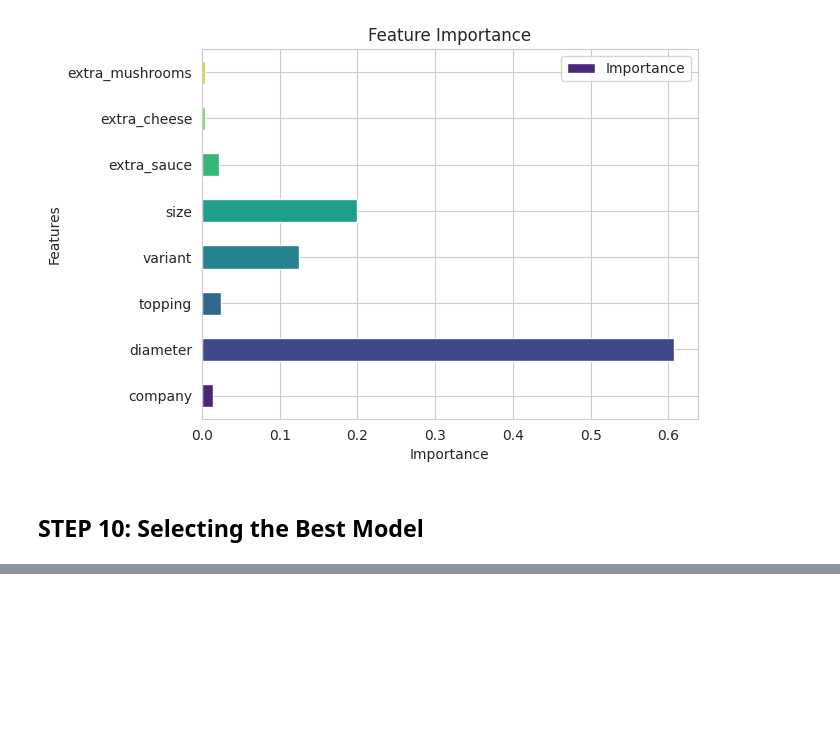
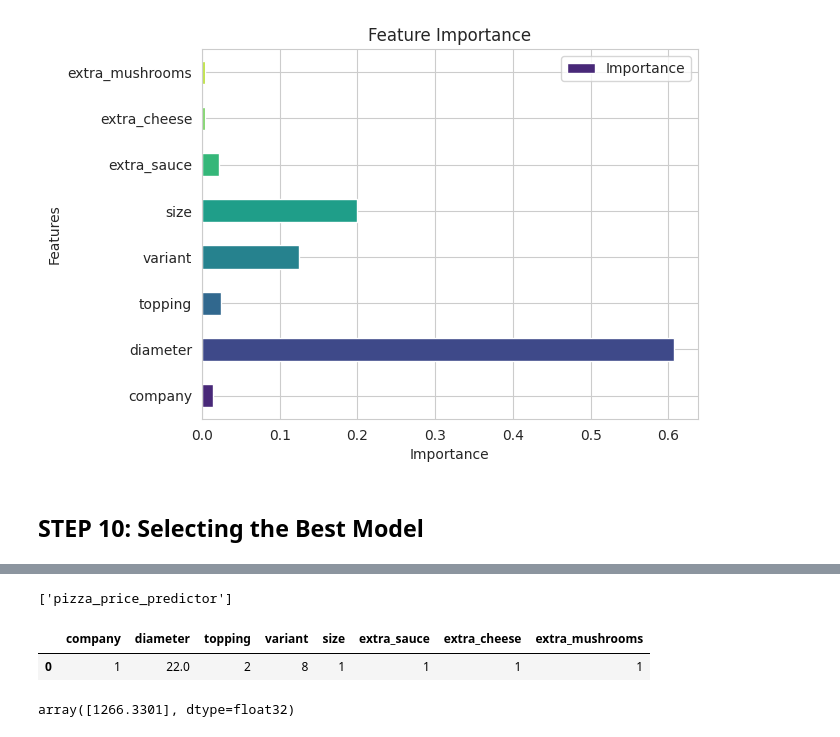
Before and after one commit to SurekhaBerlin/Pizza-price-prediction-using-ML, a Jupyter notebook: Pizza_Price_Prediction_using_Machine_Learning_.ipynb, the cells around one changed output, grey strips where cells are left out. Cells and saved outputs as stored; diff of their text form; code cells hidden in the pictures; blank space fills up the shorter version.

```diff
--- a/Pizza_Price_Prediction_using_Machine_Learning_.ipynb
+++ b/Pizza_Price_Prediction_using_Machine_Learning_.ipynb
@@ -891,0 +915,4 @@ plt.show()
+# %%
+joblib.dump(xgb,'pizza_price_predictor')
+# %% [output]
+['pizza_price_predictor']
@@ -891,0 +921,22 @@ plt.show()
+# %%
+import pandas as pd
+data = pd.DataFrame({
+    'company' : 1,
+    'diameter' : 22.0 ,
+    'topping' : 2,
+    'variant' : 8,
+    'size' : 1,
+    'extra_sauce' : 1,
+    'extra_cheese' :1 ,
+    'extra_mushrooms' :1
+
+},index=[0])
+# %%
+data
+# %% [output]
+|  | company | diameter | topping | variant | size | extra_sauce | extra_cheese | extra_mushrooms |
+| 0 | 1 | 22.0 | 2 | 8 | 1 | 1 | 1 | 1 |
+# %%
+model.predict(data)
+# %% [output]
+array([1266.3301], dtype=float32)
```
Also changed, not shown: parts of 5 cells of this notebook.
